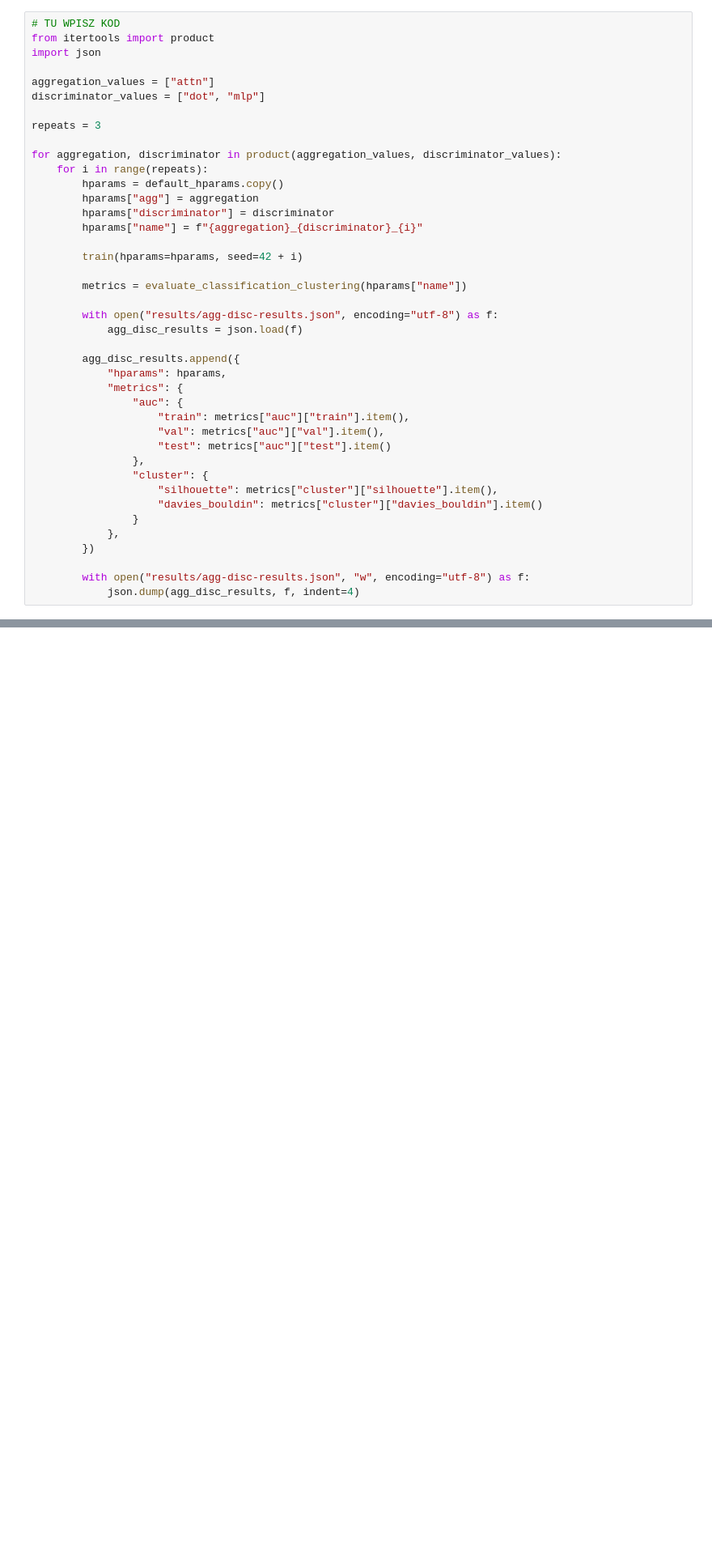
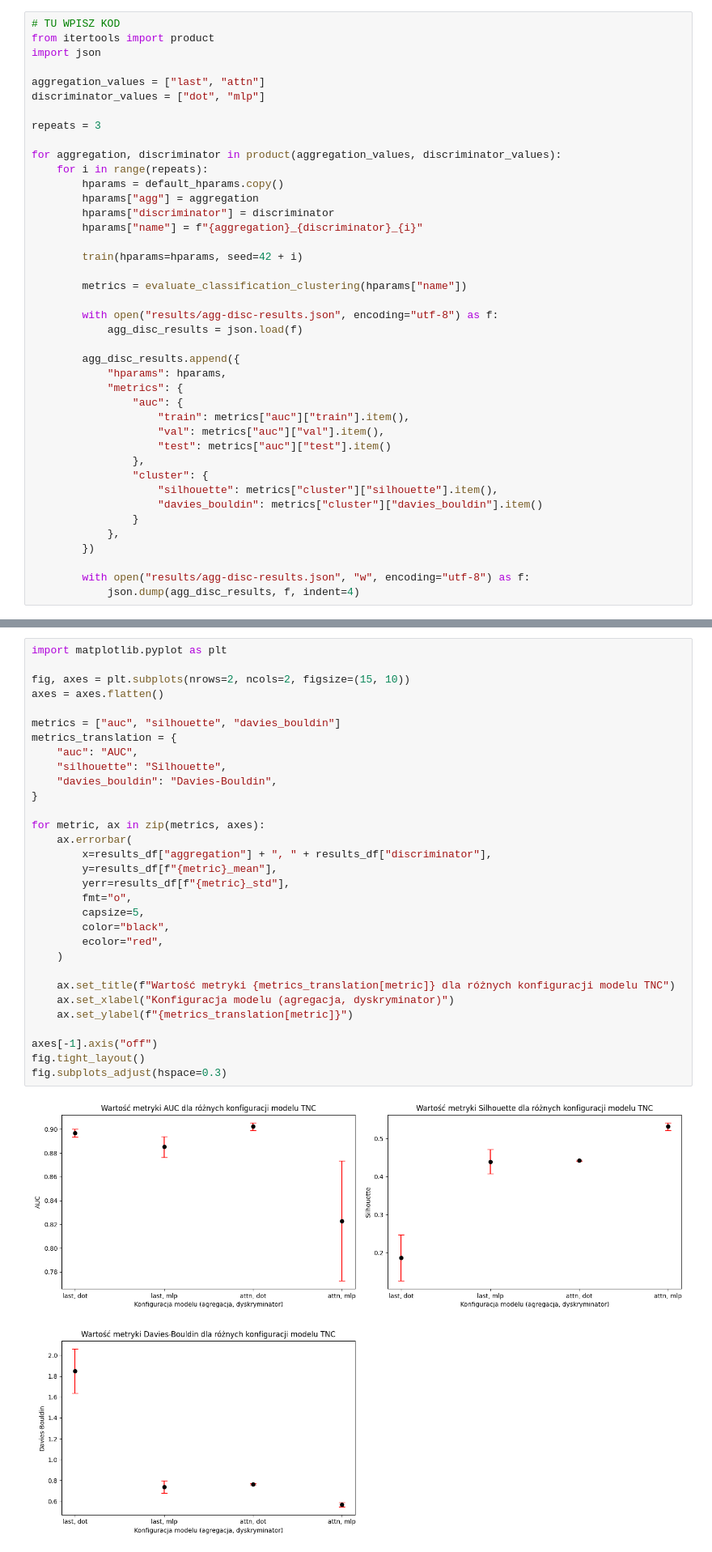
Before and after one commit to pwr-ai-representation-learning/l05-gr-3-4-adam-broszkiewicz, a Jupyter notebook: 2. Model TNC.ipynb, the cells around one changed output, grey strips where cells are left out. Shown at 81% size. Drawn from its saved outputs; the diff is of its cells as text; blank space fills up the shorter version.

```diff
--- a/2. Model TNC.ipynb
+++ b/2. Model TNC.ipynb
@@ -530,7 +530,7 @@ Korzystając z domyślnych hiperparametrów sprawdź, który z zaimplementowanyc
 from itertools import product
 import json
 
-aggregation_values = ["attn"]
+aggregation_values = ["last", "attn"]
 discriminator_values = ["dot", "mlp"]
 
 repeats = 3
@@ -568,0 +620,33 @@ for aggregation, discriminator in product(aggregation_values, discriminator_valu
+# %%
+import matplotlib.pyplot as plt
+
+fig, axes = plt.subplots(nrows=2, ncols=2, figsize=(15, 10))
+axes = axes.flatten()
+
+metrics = ["auc", "silhouette", "davies_bouldin"]
+metrics_translation = {
+    "auc": "AUC",
+    "silhouette": "Silhouette",
+    "davies_bouldin": "Davies-Bouldin",
+}
+
+for metric, ax in zip(metrics, axes):
+    ax.errorbar(
+        x=results_df["aggregation"] + ", " + results_df["discriminator"],
+        y=results_df[f"{metric}_mean"],
+        yerr=results_df[f"{metric}_std"],
+        fmt="o",
+        capsize=5,
+        color="black",
+        ecolor="red",
+    )
+
+    ax.set_title(f"Wartość metryki {metrics_translation[metric]} dla różnych konfiguracji modelu TNC")
+    ax.set_xlabel("Konfiguracja modelu (agregacja, dyskryminator)")
+    ax.set_ylabel(f"{metrics_translation[metric]}")
+
+axes[-1].axis("off")
+fig.tight_layout()
+fig.subplots_adjust(hspace=0.3)
+# %% [output]
+[figure, added]
```
Also changed, not shown: parts of 2 cells of this notebook.
